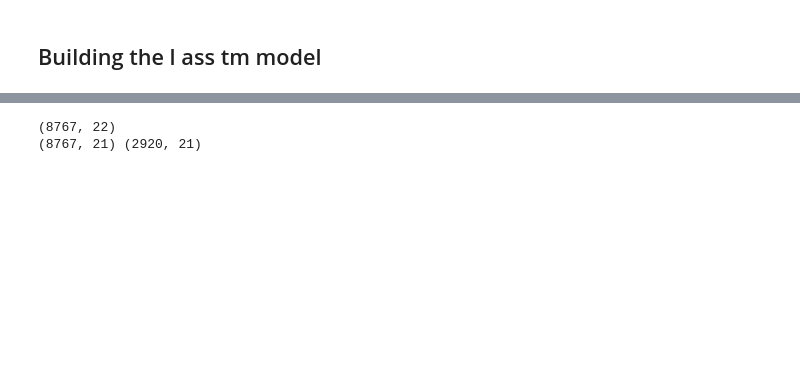
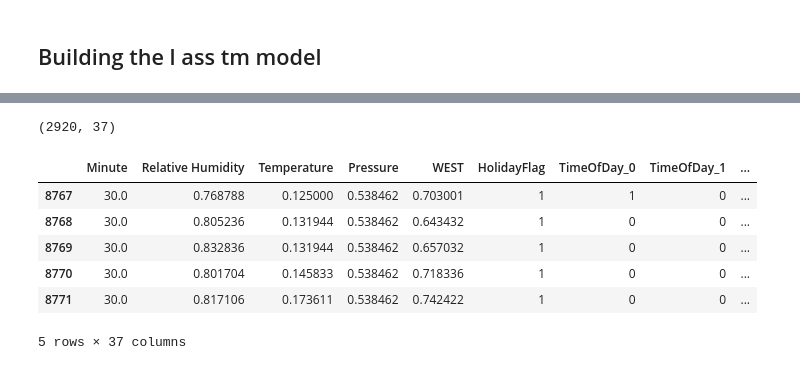
Before and after one commit to Dxuian/btech-proj, a Jupyter notebook: DATA SET USED IN THE CONFERENCE PAPER TITLED SHORT-TERM LOAD FORECASTING USING AN LSTM NEURAL NETWORK/DataSet/a.ipynb, the cells around one changed output, grey strips where cells are left out. Cells and saved outputs as stored; diff of their text form; code cells hidden in the pictures; blank space fills up the shorter version.

```diff
--- a/DATA SET USED IN THE CONFERENCE PAPER TITLED SHORT-TERM LOAD FORECASTING USING AN LSTM NEURAL NETWORK/DataSet/a.ipynb
+++ b/DATA SET USED IN THE CONFERENCE PAPER TITLED SHORT-TERM LOAD FORECASTING USING AN LSTM NEURAL NETWORK/DataSet/a.ipynb
@@ -105,10 +105,7 @@ weather_data1.shape , weather_data2.shape , weather_data3.shape , result_df.shap
 # merged_data.drop(columns=['DateTime'], inplace=True)
 
 merged_data =  result_df
-merged_data = merged_data.sort_values(by='Hour_End')  # Ensure temporal order is preserved
-
 merged_data
-# Fix: Ensure temporal order is preserved by sorting Hour_End before splitting.
 # %% [output]
 |  | DateTime | Minute | Relative Humidity | Temperature | Pressure | Hour_End | WEST |
 | 0 | 2012-01-01 03:00:00 | 30.0 | 62.153333 | 2.333333 | 960.000000 | 2012-01-01 03:00:00 | 840.902848 |
@@ -174,29 +136,2 @@ dtype: int64
 # %% [markdown]
 ## Creating Input features
-# %%
-
-# Convert Hour_End to datetime if not already
-merged_data['Hour_End'] = pd.to_datetime(merged_data['Hour_End'])
-
-# Extract time features
-time_features = pd.DataFrame({
-    'Hour': merged_data['Hour_End'].dt.hour,
-    'DayOfWeek': merged_data['Hour_End'].dt.dayofweek
-})
-
-# One-hot encode using get_dummies
-hour_dummies = pd.get_dummies(time_features['Hour'], prefix='TimeOfDay')
-day_dummies = pd.get_dummies(time_features['DayOfWeek'], prefix='DayOfWeek')
-
-# Combine the DataFrames
-merged_data = pd.concat([merged_data, hour_dummies, day_dummies], axis=1)
-
-# Clean up
-if 'DateTime' in merged_data.columns:
-    merged_data.drop('DateTime', axis=1, inplace=True)
-
-# Display results
-print(merged_data.head())
-print('\nColumn names:\n' + ', '.join(merged_data.columns))
-print('Shape:', merged_data.shape)
-print('\nNull values:\n', merged_data.isnull().sum())
@@ -341,26 +308,16 @@ merged_data.drop(columns=['Pressure'], inplace=True)
+# %%
+print(te.shape)
+te.head(5)
+# %% [output]
+(2920, 37)
+|  | Minute | Relative Humidity | Temperature | Pressure | WEST | HolidayFlag | TimeOfDay_0 | TimeOfDay_1 | ... |
+| 8767 | 30.0 | 0.768788 | 0.125000 | 0.538462 | 0.703001 | 1 | 1 | 0 | ... |
+| 8768 | 30.0 | 0.805236 | 0.131944 | 0.538462 | 0.643432 | 1 | 0 | 0 | ... |
+| 8769 | 30.0 | 0.832836 | 0.131944 | 0.538462 | 0.657032 | 1 | 0 | 0 | ... |
+| 8770 | 30.0 | 0.801704 | 0.145833 | 0.538462 | 0.718336 | 1 | 0 | 0 | ... |
+| 8771 | 30.0 | 0.817106 | 0.173611 | 0.538462 | 0.742422 | 1 | 0 | 0 | ... |
+5 rows × 37 columns
 # %%
-def split_data(df):
-    # Ensure hour_end is a datetime column
-    df['Hour_End'] = pd.to_datetime(df['Hour_End'])
-
-    # Split the data
-    train = df[df['Hour_End'].dt.year != 2015]
-    test = df[df['Hour_End'].dt.year == 2015]
-
-    return train, test
-tr , te = split_data(scaled_data)
-#sort tr and te by Hour_End
-tr = tr.sort_values(by='Hour_End')
-te = te.sort_values(by='Hour_End')
-
-print(tr.shape)
-#drop the Hour_End column from tr and te
-tr.drop(columns=['Hour_End'], inplace=True)
-te.drop(columns=['Hour_End'], inplace=True)
-print(tr.shape, te.shape)
-tr.head(5)
-merged_data.isnull().sum()
-
 # scaled_data = scaled_data.astype(np.float64)
 
 # Function to create sequences
@@ -384,13 +341,3 @@ X_train = X_train.astype(np.float64)
 X_test = X_test.astype(np.float64)
 y_train = y_train.astype(np.float64)
 y_test = y_test.astype(np.float64)
-
-from sklearn.metrics import mean_absolute_error, mean_squared_error, r2_score
-import numpy as np
-from keras.models import Sequential
-from keras.layers import LSTM, Dropout, Dense
-from keras.regularizers import l2
-#
-# %% [output]
-(8767, 22)
-(8767, 21) (2920, 21)
```
Also changed, not shown: parts of 12 cells of this notebook.
